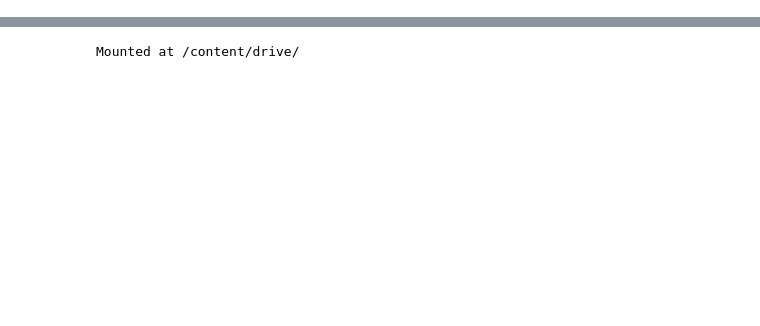
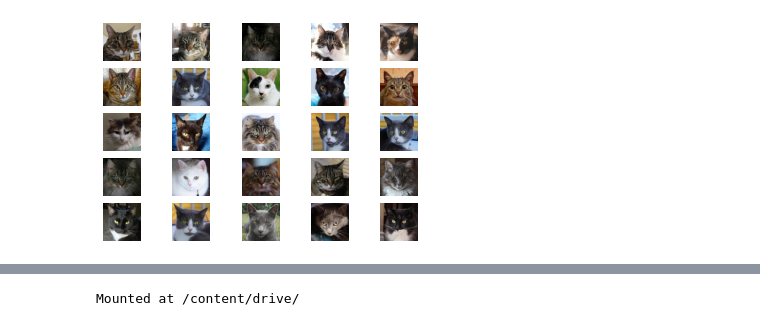
Before and after one commit to chamodi08jaya/Generative-Adversarial-Networks-GANs-Specialization, a Jupyter notebook: Generative_Adversarial_Networks_(GAN)_implementation_in_Python.ipynb, the cells around one changed output, grey strips where cells are left out. Cells and saved outputs as stored; diff of their text form; code cells hidden in the pictures; blank space fills up the shorter version.

```diff
--- a/Generative_Adversarial_Networks_(GAN)_implementation_in_Python.ipynb
+++ b/Generative_Adversarial_Networks_(GAN)_implementation_in_Python.ipynb
@@ -13,3 +16,27 @@ from keras.models import load_model
+# %%
+def load_images(directory, n):
+  images= []
+  i=0
+  for file in listdir(directory):
+    filename= directory + file
+    image = cv2.imread(filename)
+    image = cv2.cvtColor(image,cv2.COLOR_BGR2RGB )
+    image = np.asarray(image)
+    images.append(image)
+    i += 1
+    if i >= n:
+      break
+  return np.array(images)
+# %%
+images = load_images('/content/drive/My Drive/GAN Training/cat_images/cat/', 25)
+# %%
+for i in range(25):
+    plt.subplot(5,5,1+i)
+    plt.axis('off')
+    plt.imshow(images[i])
+plt.show()
+# %% [output]
+[figure, added]
 # %%
 # define the discriminator model
 def define_D(in_shape=(128,128,3)):
```
Also changed, not shown: parts of 20 cells of this notebook.
